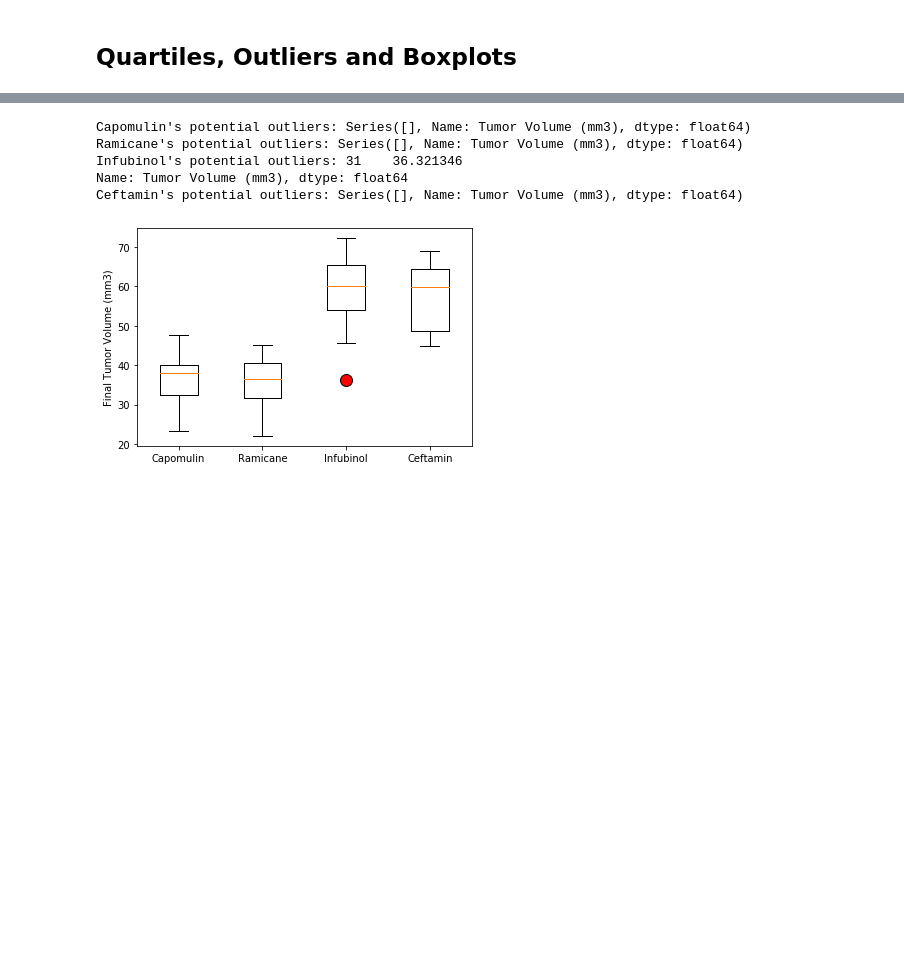
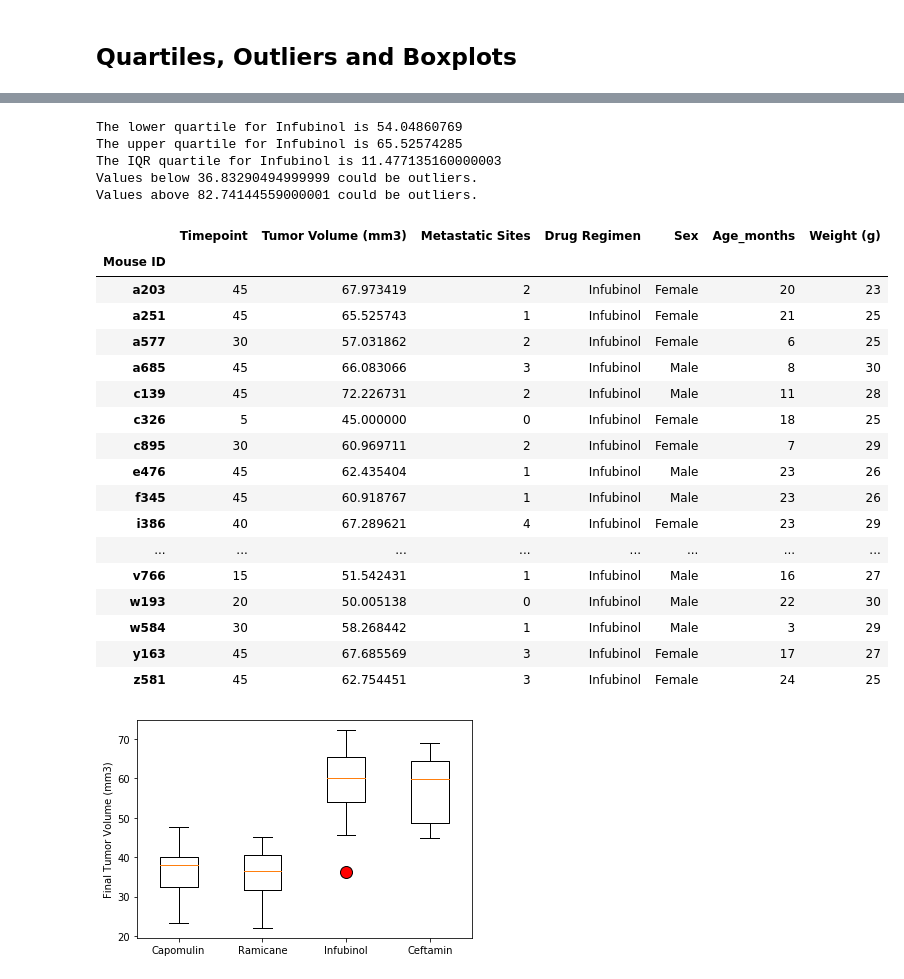
Before and after one commit to jonnybrammah/Pymaceuticals, a Jupyter notebook: Pymaceuticals/pymaceuticals.ipynb, the cells around one changed output, grey strips where cells are left out. Drawn from its saved outputs; the diff is of its cells as text; code cells hidden in the pictures; blank space fills up the shorter version.

```diff
--- a/Pymaceuticals/pymaceuticals.ipynb
+++ b/Pymaceuticals/pymaceuticals.ipynb
@@ -254,6 +272,11 @@ mouse_sex_counts.plot(kind = "pie", y = "Mouse ID", labels=labels, autopct="%1.1
 # Capomulin, Ramicane, Infubinol, and Ceftamin
 
 # Start by getting the last (greatest) timepoint for each mouse
+last_timepoint_by_mouse = clean_results_complete.groupby(["Mouse ID"]).max()
+last_timepoint_by_mouse_filtered = last_timepoint_by_mouse.loc[(last_timepoint_by_mouse["Drug Regimen"] == "Capomulin") |
+                                                              (last_timepoint_by_mouse["Drug Regimen"] == "Ramicane") |
+                                                              (last_timepoint_by_mouse["Drug Regimen"] == "Infubinol") |
+                                                              (last_timepoint_by_mouse["Drug Regimen"] == "Ceftamin")]
 
-
+last_timepoint_by_mouse_filtered
 # Merge this group df with the original DataFrame to get the tumor volume at the last timepoint
@@ -260,26 +298,58 @@ mouse_sex_counts.plot(kind = "pie", y = "Mouse ID", labels=labels, autopct="%1.1
 # %%
 # Put treatments into a list for for loop (and later for plot labels)
-
+treatments = last_timepoint_by_mouse_filtered["Drug Regimen"].unique()
 
 # Create empty list to fill with tumor vol data (for plotting)
-
+tumor_vol_data = []
 
 # Calculate the IQR and quantitatively determine if there are any potential outliers.
-
-
+treatments_infubinol = last_timepoint_by_mouse_filtered.loc[last_timepoint_by_mouse_filtered["Drug Regimen"] == "Infubinol"]
+quartiles_infubinol = treatments_infubinol["Tumor Volume (mm3)"].quantile([.25, .5, .75])
+lowerq = quartiles_infubinol[0.25]
+upperq = quartiles_infubinol[0.75]
+iqr = upperq-lowerq
+lower_bound = lowerq - (1.5*iqr)
+upper_bound = upperq + (1.5*iqr)
+outliers = treatments_infubinol.loc[(treatments_infubinol["Tumor Volume (mm3)"] < lower_bound) | (treatments_infubinol["Tumor Volume (mm3)"] > upper_bound)]
     # Locate the rows which contain mice on each drug and get the tumor volumes
 
 
     # add subset
 
 
     # Determine outliers using upper and lower bounds
+
+print(f"The lower quartile for Infubinol is {lowerq}")
+print(f"The upper quartile for Infubinol is {upperq}")
+print(f"The IQR quartile for Infubinol is {iqr}")
+print(f"Values below {lower_bound} could be outliers.")
+print(f"Values above {upper_bound} could be outliers.")
+
+treatments_infubinol
 # %% [output]
-Capomulin's potential outliers: Series([], Name: Tumor Volume (mm3), dtype: float64)
-Ramicane's potential outliers: Series([], Name: Tumor Volume (mm3), dtype: float64)
-Infubinol's potential outliers: 31    36.321346
-Name: Tumor Volume (mm3), dtype: float64
-Ceftamin's potential outliers: Series([], Name: Tumor Volume (mm3), dtype: float64)
+The lower quartile for Infubinol is 54.04860769
+The upper quartile for Infubinol is 65.52574285
+The IQR quartile for Infubinol is 11.477135160000003
+Values below 36.83290494999999 could be outliers.
+Values above 82.74144559000001 could be outliers.
+|  | Timepoint | Tumor Volume (mm3) | Metastatic Sites | Drug Regimen | Sex | Age_months | Weight (g) |
+| Mouse ID |  |  |  |  |  |  |  |
+| a203 | 45 | 67.973419 | 2 | Infubinol | Female | 20 | 23 |
+| a251 | 45 | 65.525743 | 1 | Infubinol | Female | 21 | 25 |
+| a577 | 30 | 57.031862 | 2 | Infubinol | Female | 6 | 25 |
+| a685 | 45 | 66.083066 | 3 | Infubinol | Male | 8 | 30 |
+| c139 | 45 | 72.226731 | 2 | Infubinol | Male | 11 | 28 |
+| c326 | 5 | 45.000000 | 0 | Infubinol | Female | 18 | 25 |
+| c895 | 30 | 60.969711 | 2 | Infubinol | Female | 7 | 29 |
+| e476 | 45 | 62.435404 | 1 | Infubinol | Male | 23 | 26 |
+| f345 | 45 | 60.918767 | 1 | Infubinol | Male | 23 | 26 |
+| i386 | 40 | 67.289621 | 4 | Infubinol | Female | 23 | 29 |
+| ... | ... | ... | ... | ... | ... | ... | ... |
+| v766 | 15 | 51.542431 | 1 | Infubinol | Male | 16 | 27 |
+| w193 | 20 | 50.005138 | 0 | Infubinol | Male | 22 | 30 |
+| w584 | 30 | 58.268442 | 1 | Infubinol | Male | 3 | 29 |
+| y163 | 45 | 67.685569 | 3 | Infubinol | Female | 17 | 27 |
+| z581 | 45 | 62.754451 | 3 | Infubinol | Female | 24 | 25 |
 # %%
 # Generate a box plot that shows the distrubution of the tumor volume for each treatment group.
 # %% [output]
```
Also changed, not shown: parts of 5 cells of this notebook.
